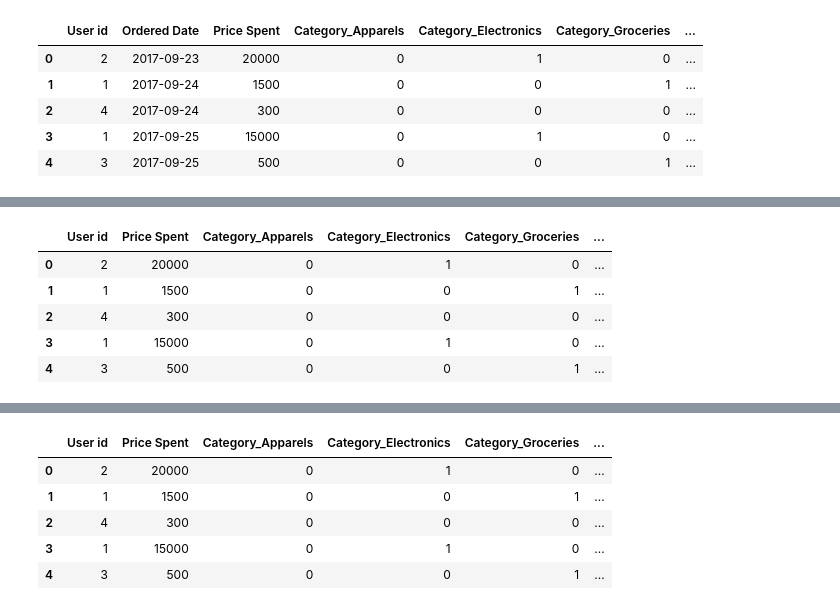
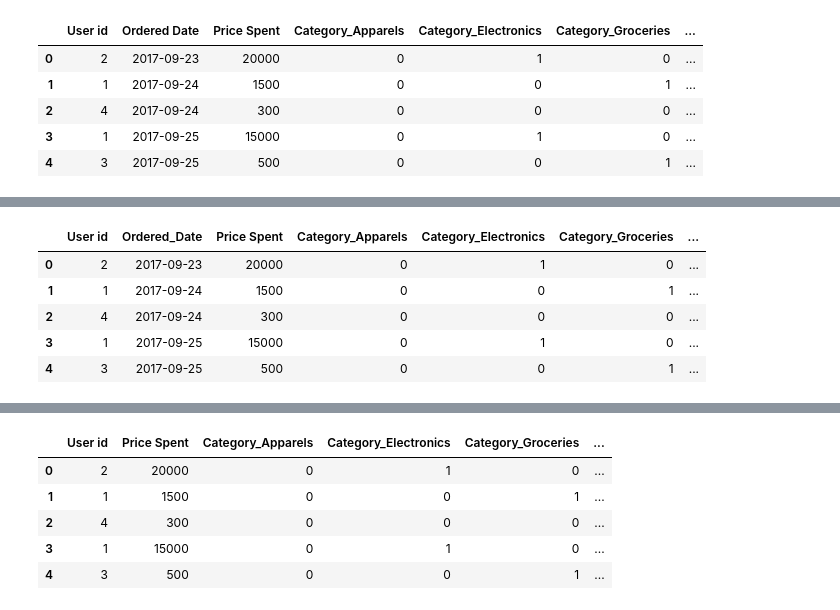
Before and after one commit to sindhushap/My_First_project1, a Jupyter notebook: Untitled.ipynb, the cells around one changed output, grey strips where cells are left out. Cells and saved outputs as stored; diff of their text form; code cells hidden in the pictures.

```diff
--- a/Untitled.ipynb
+++ b/Untitled.ipynb
@@ -265,0 +320,7 @@ SyntaxError: invalid syntax (<ipython-input-179-10de034aa29c>, line 1)
+# %%
+category=[]
+for i in range(len(data["Category"])):
+    if data["Category"][i] not in category:
+        category.append(data["Category"][i])
+    elif data["Category"][i] in category:
+        data["Category"][i]=category.index(data["Category"][i])
@@ -265,0 +331,9 @@ SyntaxError: invalid syntax (<ipython-input-179-10de034aa29c>, line 1)
+# %%
+data=pd.read_excel("Data Science.xlsx",sheetname="Sheet1",na_values="0")
+# %%
+category=[]
+for i in range(len(data["Category"])):
+    if data["Category"][i] not in category:
+        category.append(data["Category"][i])
+    elif data["Category"][i] in category:
+        data.loc["Category"][i]=category.index(data["Category"][i])
@@ -265,0 +371,4 @@ SyntaxError: invalid syntax (<ipython-input-179-10de034aa29c>, line 1)
+# %%
+for i in range(len(data["Category"])):
+    if data["Category"][i]==cat_count.index:
+        data["Category"][i]=np.unique(np.random.randint(1, 10, 1))
@@ -286,13 +419,13 @@ Index(['User id', 'Price Spent', 'Category_Apparels', 'Category_Electronics',
       dtype='object')
 # %%
-data.rename(columns = {'Ordered Date':'Ordered_Date''Ordered_Date'}, inplace = True)
+data.rename(columns = {'Ordered Date':'Ordered_Date'}, inplace = True)
 data.head()
 # %% [output]
-|  | User id | Price Spent | Category_Apparels | Category_Electronics | Category_Groceries | ... |
-| 0 | 2 | 20000 | 0 | 1 | 0 | ... |
-| 1 | 1 | 1500 | 0 | 0 | 1 | ... |
-| 2 | 4 | 300 | 0 | 0 | 0 | ... |
-| 3 | 1 | 15000 | 0 | 1 | 0 | ... |
-| 4 | 3 | 500 | 0 | 0 | 1 | ... |
+|  | User id | Ordered_Date | Price Spent | Category_Apparels | Category_Electronics | Category_Groceries | ... |
+| 0 | 2 | 2017-09-23 | 20000 | 0 | 1 | 0 | ... |
+| 1 | 1 | 2017-09-24 | 1500 | 0 | 0 | 1 | ... |
+| 2 | 4 | 2017-09-24 | 300 | 0 | 0 | 0 | ... |
+| 3 | 1 | 2017-09-25 | 15000 | 0 | 1 | 0 | ... |
+| 4 | 3 | 2017-09-25 | 500 | 0 | 0 | 1 | ... |
 # %%
 data.drop(['Ordered_Date'],axis=1, inplace=True)
```
Also changed, not shown: parts of 30 cells of this notebook.
